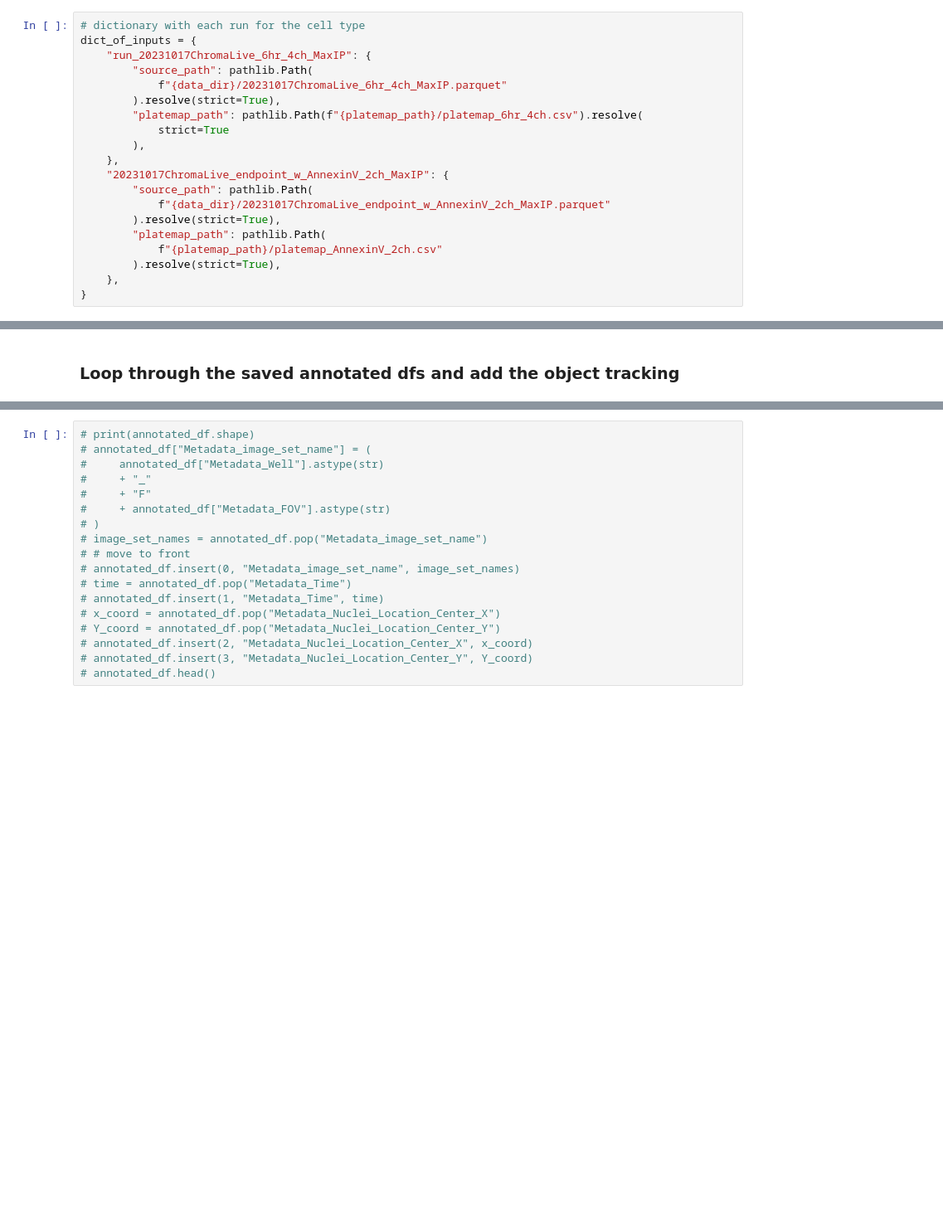
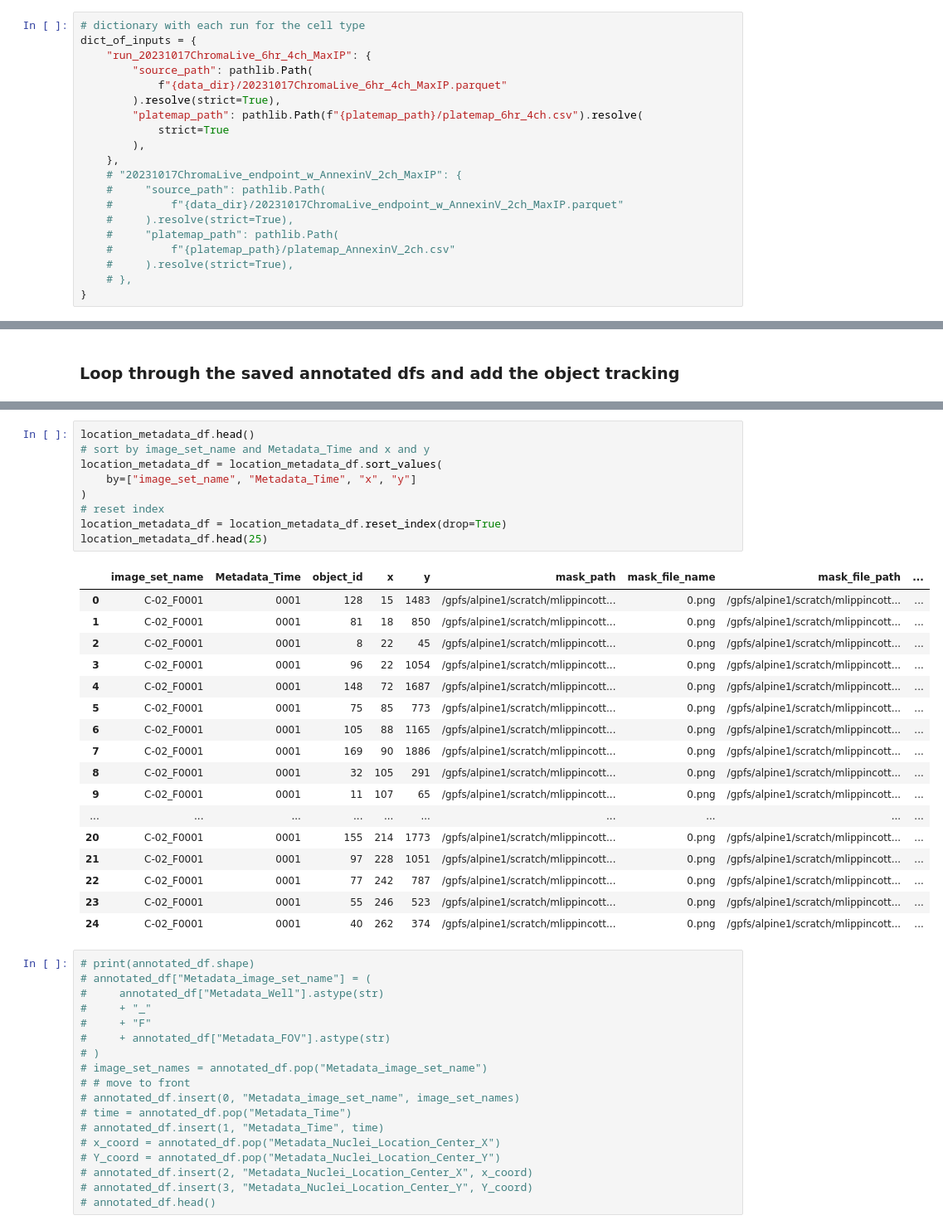
Before and after one commit to WayScience/live_cell_timelapse_apoptosis, a Jupyter notebook: 5.process_CP_features/notebooks/1.annotate_sc.ipynb, the cells around one changed output, grey strips where cells are left out. Shown at 83% size. Saved outputs shown, nothing was run; the diff lists cells and outputs as text; blank space fills up the shorter version.

```diff
--- a/5.process_CP_features/notebooks/1.annotate_sc.ipynb
+++ b/5.process_CP_features/notebooks/1.annotate_sc.ipynb
@@ -33,14 +33,14 @@ dict_of_inputs = {
             strict=True
         ),
     },
-    "20231017ChromaLive_endpoint_w_AnnexinV_2ch_MaxIP": {
-        "source_path": pathlib.Path(
-            f"{data_dir}/20231017ChromaLive_endpoint_w_AnnexinV_2ch_MaxIP.parquet"
-        ).resolve(strict=True),
-        "platemap_path": pathlib.Path(
-            f"{platemap_path}/platemap_AnnexinV_2ch.csv"
-        ).resolve(strict=True),
-    },
+    # "20231017ChromaLive_endpoint_w_AnnexinV_2ch_MaxIP": {
+    #     "source_path": pathlib.Path(
+    #         f"{data_dir}/20231017ChromaLive_endpoint_w_AnnexinV_2ch_MaxIP.parquet"
+    #     ).resolve(strict=True),
+    #     "platemap_path": pathlib.Path(
+    #         f"{platemap_path}/platemap_AnnexinV_2ch.csv"
+    #     ).resolve(strict=True),
+    # },
 }
 # %% [markdown]
 ## Annotate merged single cells
@@ -232,3 +349,30 @@ location_metadata_df.head()
+# %%
+location_metadata_df.head()
+# sort by image_set_name and Metadata_Time and x and y
+location_metadata_df = location_metadata_df.sort_values(
+    by=["image_set_name", "Metadata_Time", "x", "y"]
+)
+# reset index
+location_metadata_df = location_metadata_df.reset_index(drop=True)
+location_metadata_df.head(25)
+# %% [output]
+|  | image_set_name | Metadata_Time | object_id | x | y | mask_path | mask_file_name | mask_file_path | ... |
+| 0 | C-02_F0001 | 0001 | 128 | 15 | 1483 | /gpfs/alpine1/scratch/mlippincott... | 0.png | /gpfs/alpine1/scratch/mlippincott... | ... |
+| 1 | C-02_F0001 | 0001 | 81 | 18 | 850 | /gpfs/alpine1/scratch/mlippincott... | 0.png | /gpfs/alpine1/scratch/mlippincott... | ... |
+| 2 | C-02_F0001 | 0001 | 8 | 22 | 45 | /gpfs/alpine1/scratch/mlippincott... | 0.png | /gpfs/alpine1/scratch/mlippincott... | ... |
+| 3 | C-02_F0001 | 0001 | 96 | 22 | 1054 | /gpfs/alpine1/scratch/mlippincott... | 0.png | /gpfs/alpine1/scratch/mlippincott... | ... |
+| 4 | C-02_F0001 | 0001 | 148 | 72 | 1687 | /gpfs/alpine1/scratch/mlippincott... | 0.png | /gpfs/alpine1/scratch/mlippincott... | ... |
+| 5 | C-02_F0001 | 0001 | 75 | 85 | 773 | /gpfs/alpine1/scratch/mlippincott... | 0.png | /gpfs/alpine1/scratch/mlippincott... | ... |
+| 6 | C-02_F0001 | 0001 | 105 | 88 | 1165 | /gpfs/alpine1/scratch/mlippincott... | 0.png | /gpfs/alpine1/scratch/mlippincott... | ... |
+| 7 | C-02_F0001 | 0001 | 169 | 90 | 1886 | /gpfs/alpine1/scratch/mlippincott... | 0.png | /gpfs/alpine1/scratch/mlippincott... | ... |
+| 8 | C-02_F0001 | 0001 | 32 | 105 | 291 | /gpfs/alpine1/scratch/mlippincott... | 0.png | /gpfs/alpine1/scratch/mlippincott... | ... |
+| 9 | C-02_F0001 | 0001 | 11 | 107 | 65 | /gpfs/alpine1/scratch/mlippincott... | 0.png | /gpfs/alpine1/scratch/mlippincott... | ... |
+| ... | ... | ... | ... | ... | ... | ... | ... | ... | ... |
+| 20 | C-02_F0001 | 0001 | 155 | 214 | 1773 | /gpfs/alpine1/scratch/mlippincott... | 0.png | /gpfs/alpine1/scratch/mlippincott... | ... |
+| 21 | C-02_F0001 | 0001 | 97 | 228 | 1051 | /gpfs/alpine1/scratch/mlippincott... | 0.png | /gpfs/alpine1/scratch/mlippincott... | ... |
+| 22 | C-02_F0001 | 0001 | 77 | 242 | 787 | /gpfs/alpine1/scratch/mlippincott... | 0.png | /gpfs/alpine1/scratch/mlippincott... | ... |
+| 23 | C-02_F0001 | 0001 | 55 | 246 | 523 | /gpfs/alpine1/scratch/mlippincott... | 0.png | /gpfs/alpine1/scratch/mlippincott... | ... |
+| 24 | C-02_F0001 | 0001 | 40 | 262 | 374 | /gpfs/alpine1/scratch/mlippincott... | 0.png | /gpfs/alpine1/scratch/mlippincott... | ... |
 # %%
 # print(annotated_df.shape)
 # annotated_df["Metadata_image_set_name"] = (
```
Also changed, not shown: parts of 8 cells of this notebook, 14 other files.
